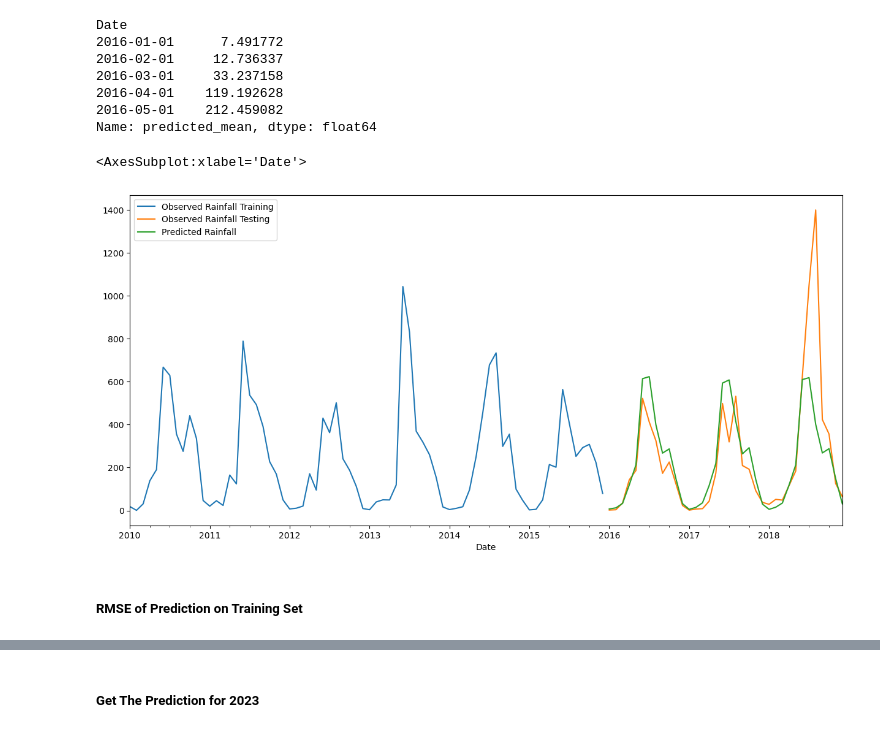
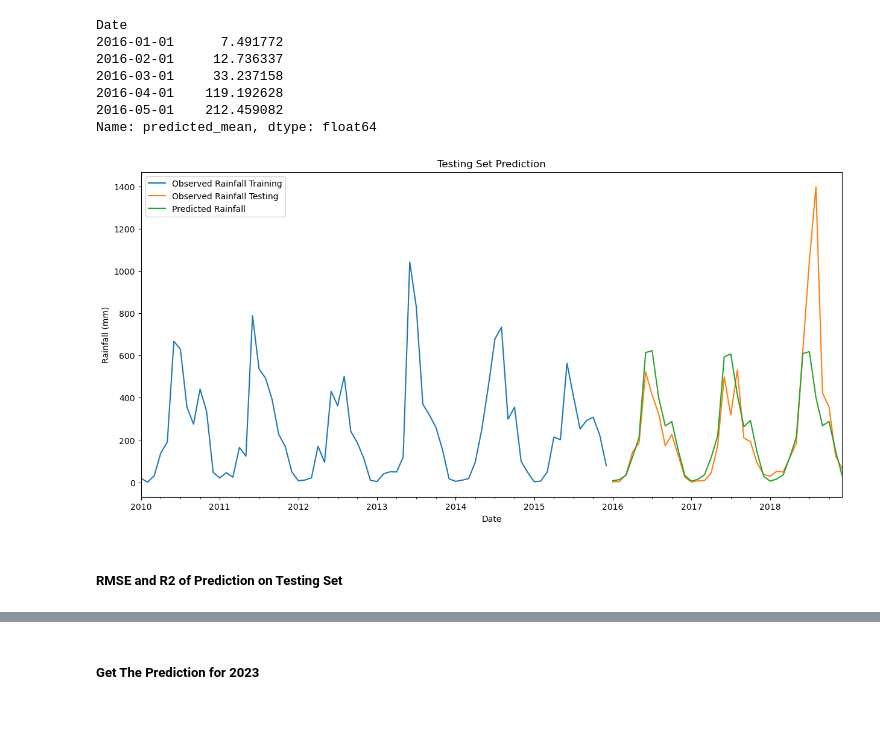
Before and after one commit to jishnu3000/flood-prediction, a Jupyter notebook: F20PA.ipynb, the cells around one changed output, grey strips where cells are left out. Cells and saved outputs as stored; diff of their text form; code cells hidden in the pictures.

```diff
--- a/F20PA.ipynb
+++ b/F20PA.ipynb
@@ -601,12 +608,15 @@ Name: predicted_mean, dtype: float64
 # %%
 train['Rainfall(mm)']['2010-01-01':].plot(figsize=(15,7), legend=True, label="Observed Rainfall Training")
 test['Rainfall(mm)'].plot(legend=True, label="Observed Rainfall Testing")
 test_predictions.plot(legend=True, label="Predicted Rainfall")
+plt.title('Testing Set Prediction')
+plt.xlabel('Date')
+plt.ylabel('Rainfall (mm)')
+plt.show()
 # %% [output]
-<AxesSubplot:xlabel='Date'>
-[figure, old version]
+[figure, new version]
 # %% [markdown]
-##### RMSE of Prediction on Training Set
+##### RMSE and R2 of Prediction on Testing Set
 # %%
 test_sarima_prediction = test_predictions
 test_sarima_true = test
```
Also changed, not shown: parts of 10 cells of this notebook.
